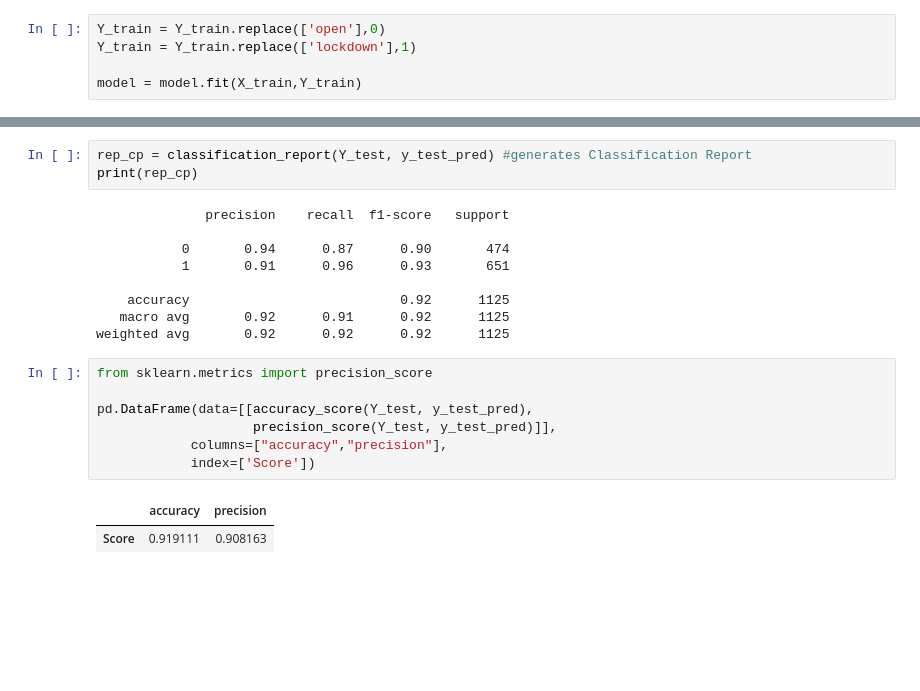
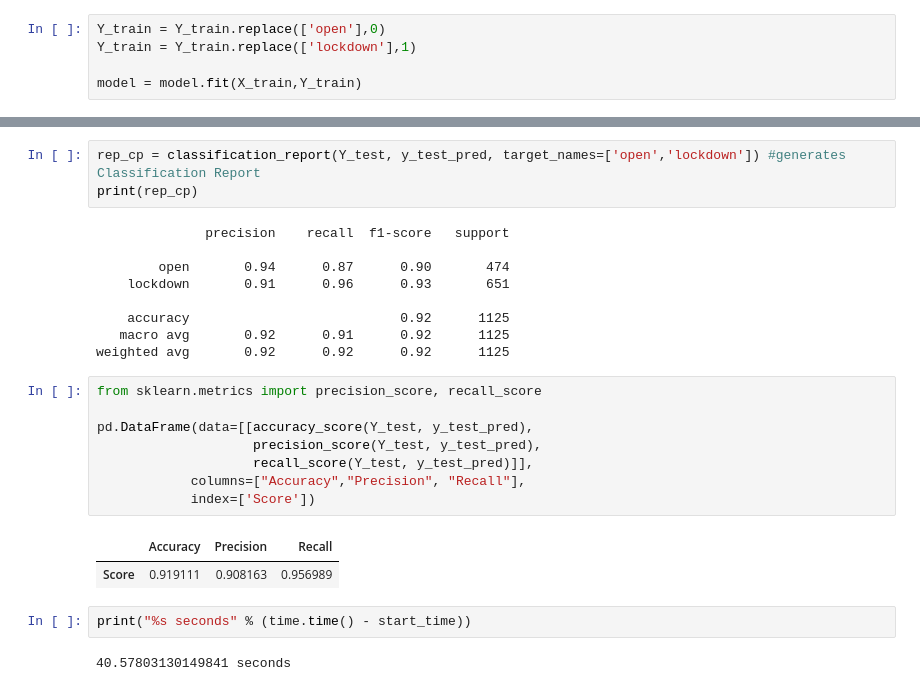
Before and after one commit to wiktorMajkowksi/Covid19_Prediction, a Jupyter notebook: COVID_Prediction.ipynb, the cells around one changed output, grey strips where cells are left out. Cells and saved outputs as stored; diff of their text form; blank space fills up the shorter version.

```diff
--- a/COVID_Prediction.ipynb
+++ b/COVID_Prediction.ipynb
@@ -766,24 +761,29 @@ plt.show()
 [figure]
 [figure]
 # %%
-rep_cp = classification_report(Y_test, y_test_pred) #generates Classification Report
+rep_cp = classification_report(Y_test, y_test_pred, target_names=['open','lockdown']) #generates Classification Report
 print(rep_cp)
 # %% [output]
               precision    recall  f1-score   support
 
-           0       0.94      0.87      0.90       474
-           1       0.91      0.96      0.93       651
+        open       0.94      0.87      0.90       474
+    lockdown       0.91      0.96      0.93       651
 
     accuracy                           0.92      1125
    macro avg       0.92      0.91      0.92      1125
 weighted avg       0.92      0.92      0.92      1125
 # %%
-from sklearn.metrics import precision_score
+from sklearn.metrics import precision_score, recall_score
 
 pd.DataFrame(data=[[accuracy_score(Y_test, y_test_pred),
-                    precision_score(Y_test, y_test_pred)]],
-            columns=["accuracy","precision"],
+                    precision_score(Y_test, y_test_pred),
+                    recall_score(Y_test, y_test_pred)]],
+            columns=["Accuracy","Precision", "Recall"],
             index=['Score'])
 # %% [output]
-|  | accuracy | precision |
-| Score | 0.919111 | 0.908163 |
+|  | Accuracy | Precision | Recall |
+| Score | 0.919111 | 0.908163 | 0.956989 |
+# %%
+print("%s seconds" % (time.time() - start_time))
+# %% [output]
+40.57803130149841 seconds
```
Also changed, not shown: parts of 15 cells of this notebook.
